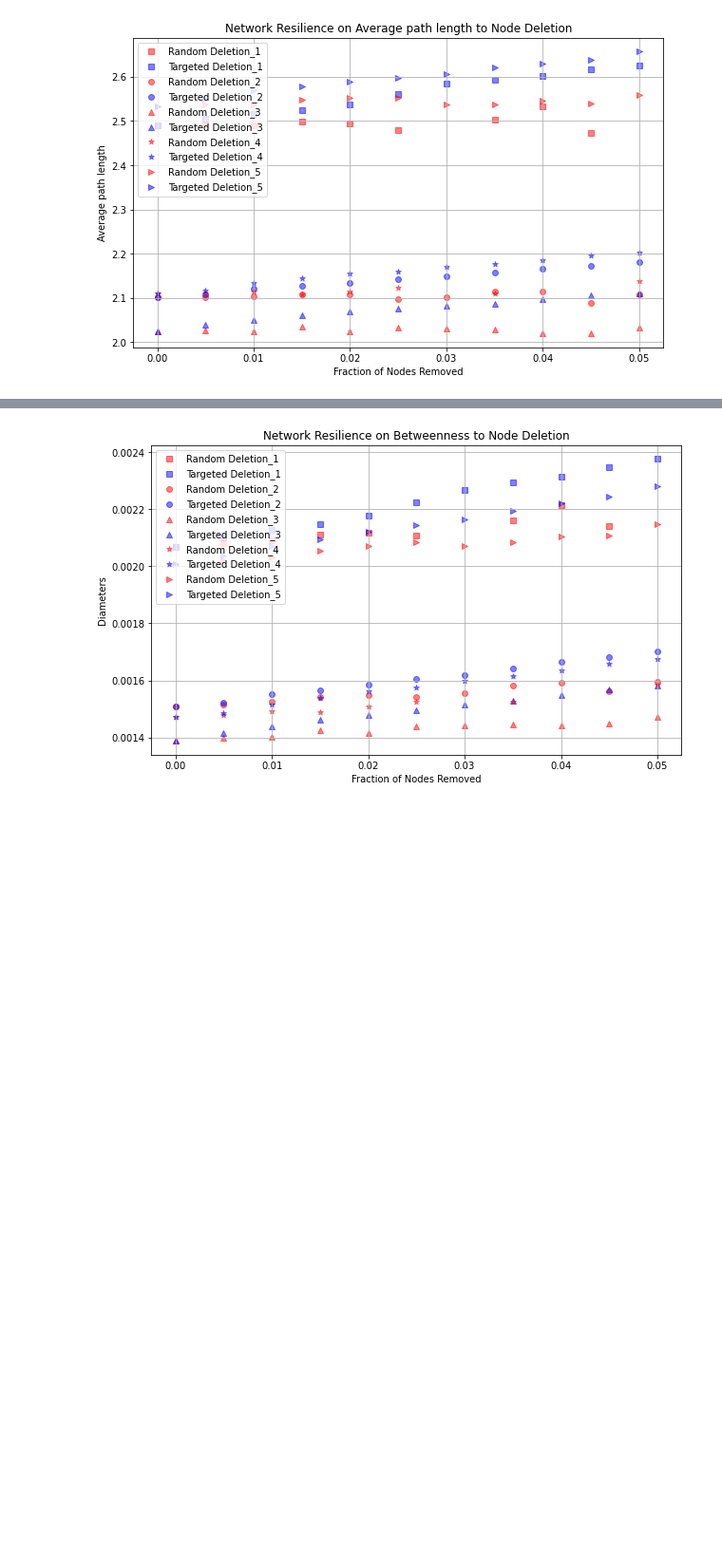
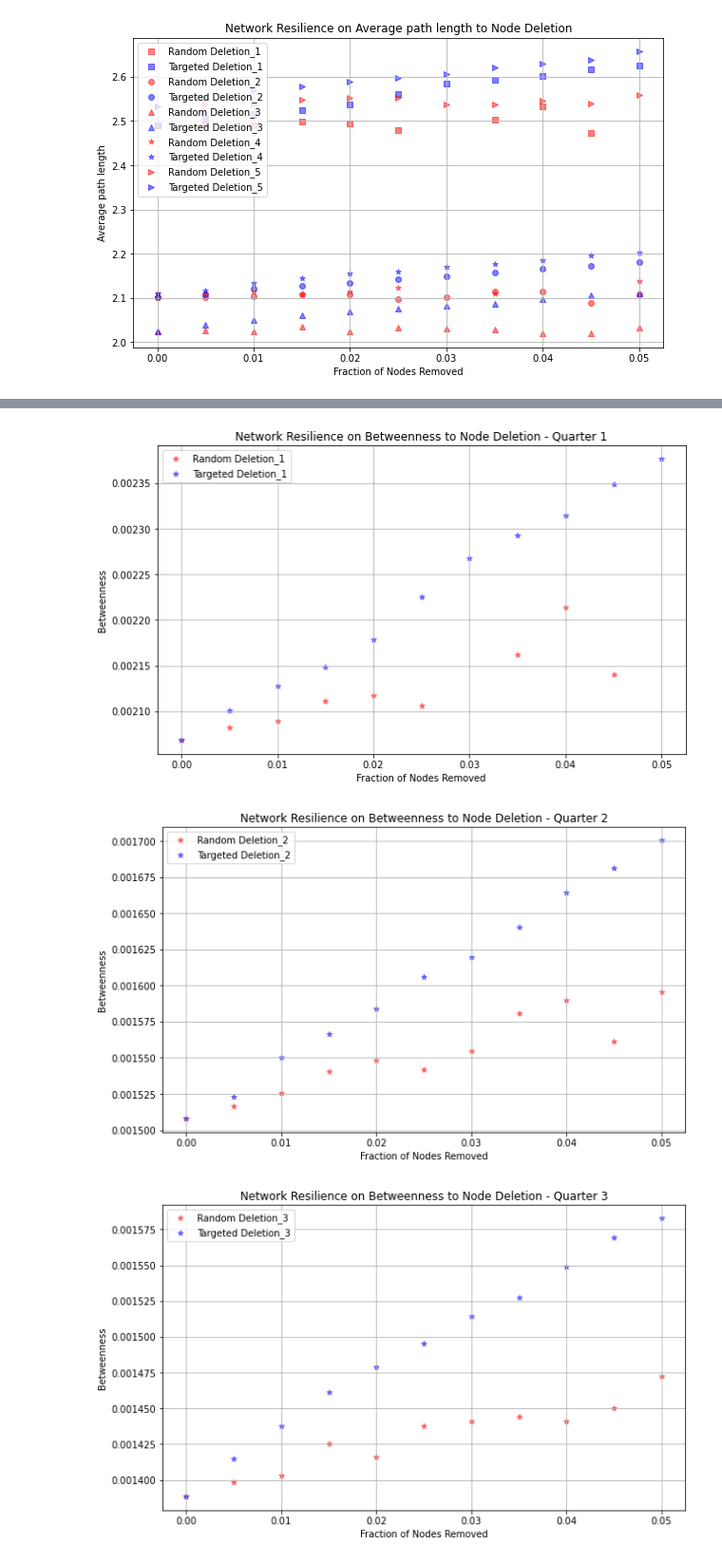
Before and after one commit to kevinlin0638/mini-project, a Jupyter notebook: mini_project_network_analysis.ipynb, the cells around one changed output, grey strips where cells are left out. Shown: that part at 95% size. Drawn from its saved outputs; the diff is of its cells as text; code cells hidden in the pictures; blank space fills up the shorter version.

Commit message:
updated graph and removed monthly

```diff
--- a/mini_project_network_analysis.ipynb
+++ b/mini_project_network_analysis.ipynb
@@ -369,9 +324,0 @@ for month, g_month in network_monthly.items():
-# %%
-# Convert keys to strings in the monthly_results dictionary
-monthly_results_str_keys = {str(month): results for month, results in monthly_results.items()}
-
-# Now you can encode monthly_results_str_keys into JSON
-import json
-
-with open('monthly_results.json', 'w') as f:
-    json.dump(monthly_results_str_keys, f)
@@ -649,33 +519,30 @@ plt.show()
 # %%
-# Define colors and markers for each quarter
-markers = ['s', 'o', '^', '*', '>']
-
-# Create a figure and a single subplot
-fig, ax = plt.subplots(figsize=(10, 6))
-
 for i, (quarter, results) in enumerate(quarterly_results.items()):
+    fig, ax = plt.subplots(figsize=(10, 6))
     random_betweenness = results['random_betweenness']
     targeted_betweenness = results['targeted_betweenness']
 
     # Scatter plot for betweenness (random deletion)
-    ax.scatter(fractions, random_betweenness, color='red', label=f'Random Deletion_{quarter}', marker=markers[i], alpha=0.5)
+    ax.scatter(fractions, random_betweenness, color='red', label=f'Random Deletion_{quarter}', marker = "*", alpha=0.5)
 
     # Scatter plot for betweenness (targeted deletion)
-    ax.scatter(fractions, targeted_betweenness, color='blue', label=f'Targeted Deletion_{quarter}', marker=markers[i], alpha=0.5)
+    ax.scatter(fractions, targeted_betweenness, color='blue', label=f'Targeted Deletion_{quarter}', marker = "*", alpha=0.5)
 
-# Set labels and title
-ax.set_xlabel('Fraction of Nodes Removed')
-ax.set_ylabel('Betweenness')
-plt.title('Network Resilience on Betweenness to Node Deletion')
+    # Set labels and title
+    ax.set_xlabel('Fraction of Nodes Removed')
+    ax.set_ylabel('Betweenness')
+    plt.title(f'Network Resilience on Betweenness to Node Deletion - Quarter {quarter}')
 
-# Set legend
-handles, labels = ax.get_legend_handles_labels()
-ax.legend(handles, labels, loc='upper left')
+    # Set legend
+    handles, labels = ax.get_legend_handles_labels()
+    ax.legend(handles, labels, loc='upper left')
 
-# Show grid
-ax.grid(True)
+    # Show grid
+    ax.grid(True)
 
-# Show plot
-plt.show()
+    # Show plot
+    plt.show()
 # %% [output]
-[figure, old version]
+[figure, new version]
+[figure, added]
+[figure, added]
```
Also changed, not shown: parts of 9 cells of this notebook.
